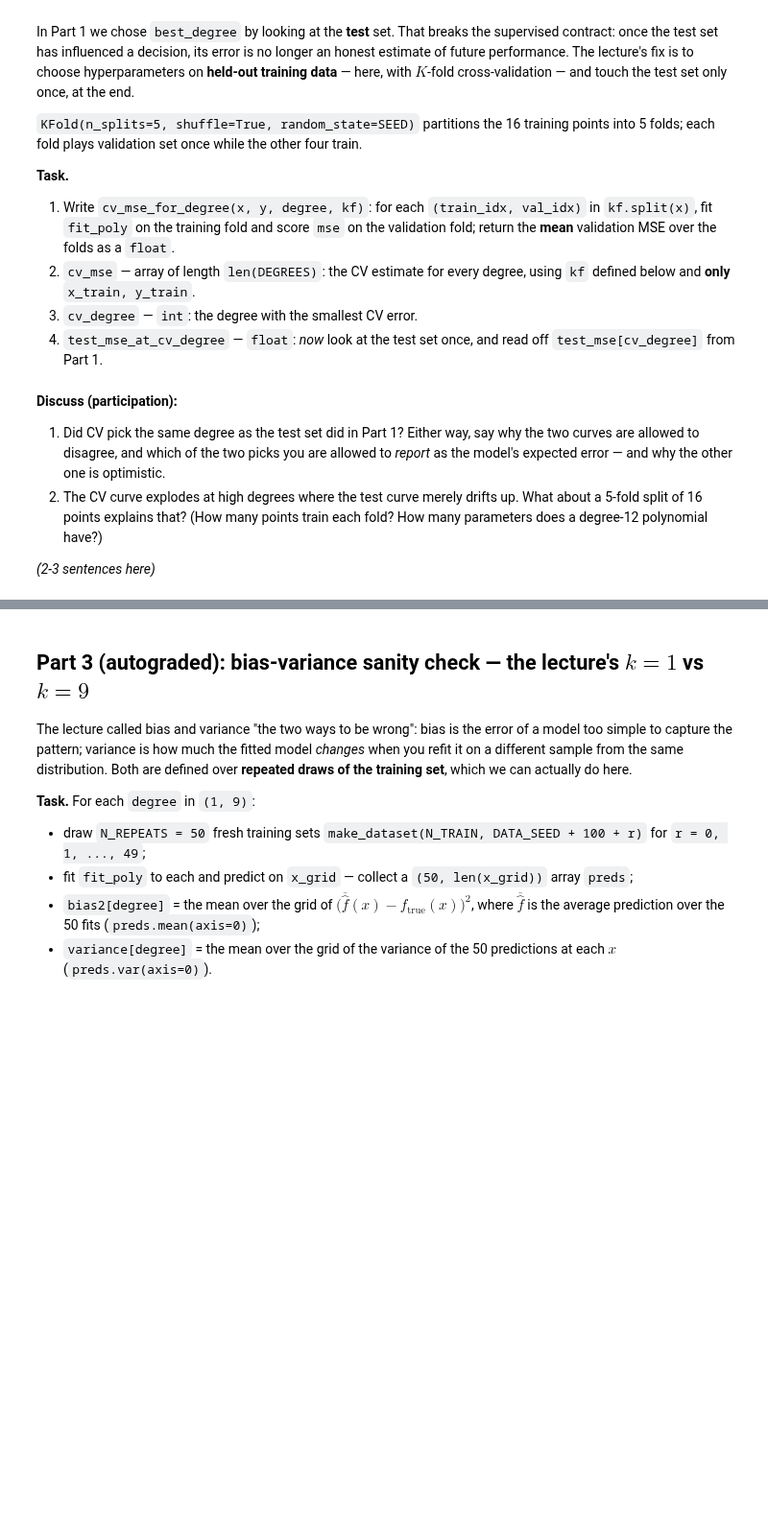
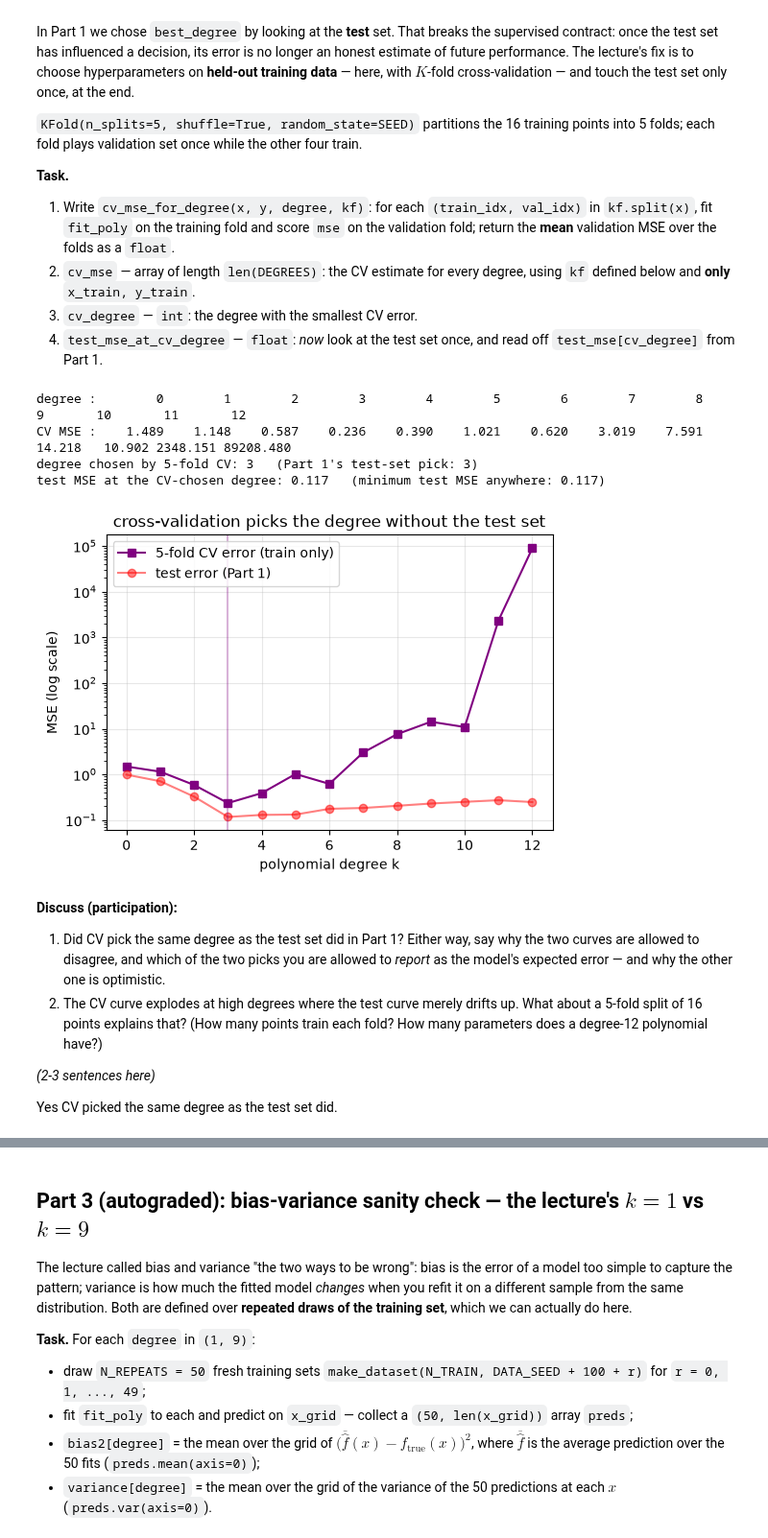
Before and after one commit to KNhae/DS701-Materials-FA26, a Jupyter notebook: class_activity_notebooks/07-InClass-Exercise-Generalization-A1/07-InClass-Exercise-Generalization-A1.ipynb, the cells around one changed output, grey strips where cells are left out. Shown at 96% size. Saved outputs shown, nothing was run; the diff lists cells and outputs as text; code cells hidden in the pictures; blank space fills up the shorter version.

Commit message:
Part 1-3

```diff
--- a/class_activity_notebooks/07-InClass-Exercise-Generalization-A1/07-InClass-Exercise-Generalization-A1.ipynb
+++ b/class_activity_notebooks/07-InClass-Exercise-Generalization-A1/07-InClass-Exercise-Generalization-A1.ipynb
@@ -132,9 +138,9 @@ data.
 
 Then run the plotting cell that follows and *look* before moving on.
 # %%
-train_mse = ...
-test_mse = ...
-best_degree = ...
+train_mse = np.array([mse(y_train, fit_poly(x_train, y_train, k)(x_train)) for k in DEGREES])
+test_mse = np.array([mse(y_test, fit_poly(x_train, y_train, k)(x_test)) for k in DEGREES])
+best_degree = int(DEGREES[np.argmin(test_mse)])
 
 print("degree :", " ".join(f"{k:6d}" for k in DEGREES))
 print("train  :", " ".join(f"{v:6.3f}" for v in train_mse))
@@ -190,26 +207,38 @@ into 5 folds; each fold plays validation set once while the other four train.
 # %%
 kf = KFold(n_splits=5, shuffle=True, random_state=SEED)
 
 
 def cv_mse_for_degree(x, y, degree, kf):
     """Mean validation MSE of a degree-`degree` polynomial over the folds of `kf`."""
-    ...
+    arr = []
+    for train_idx, val_idx in kf.split(x):
+        p = fit_poly(x[train_idx], y[train_idx], degree)
+        arr.append(mse(y[val_idx], p(x[val_idx])))
+    return float(np.mean(arr))
 
 
-...
+cv_mse = np.array([cv_mse_for_degree(x_train, y_train, k, kf) for k in DEGREES])
+cv_degree = int(DEGREES[np.argmin(cv_mse)])
+test_mse_at_cv_degree = float(test_mse[cv_degree])
 
 print("degree :", " ".join(f"{k:8d}" for k in DEGREES))
 print("CV MSE :", " ".join(f"{v:8.3f}" for v in cv_mse))
 print(f"degree chosen by 5-fold CV: {cv_degree}   (Part 1's test-set pick: {best_degree})")
 print(f"test MSE at the CV-chosen degree: {test_mse_at_cv_degree:.3f}   (minimum test MSE anywhere: {test_mse.min():.3f})")
 
 plt.figure(figsize=(6, 4))
 plt.plot(DEGREES, cv_mse, "s-", color="purple", label="5-fold CV error (train only)")
 plt.plot(DEGREES, test_mse, "ro-", alpha=0.5, label="test error (Part 1)")
 plt.axvline(cv_degree, color="purple", alpha=0.3)
 plt.yscale("log"); plt.xlabel("polynomial degree k"); plt.ylabel("MSE (log scale)")
 plt.legend(); plt.grid(alpha=0.3); plt.title("cross-validation picks the degree without the test set")
 plt.show()
+# %% [output]
+degree :        0        1        2        3        4        5        6        7        8        9       10       11       12
+CV MSE :    1.489    1.148    0.587    0.236    0.390    1.021    0.620    3.019    7.591   14.218   10.902 2348.151 89208.480
+degree chosen by 5-fold CV: 3   (Part 1's test-set pick: 3)
+test MSE at the CV-chosen degree: 0.117   (minimum test MSE anywhere: 0.117)
+[figure, added]
 # %% [markdown]
 **Discuss (participation):**
 
@@ -221,5 +250,7 @@ plt.show()
    How many parameters does a degree-12 polynomial have?)
 
 *(2-3 sentences here)*
+
+Yes CV picked the same degree as the test set did.
 # %%
 grader.check("q2")
```
Also changed, not shown: parts of 9 cells of this notebook, 1 other file.
